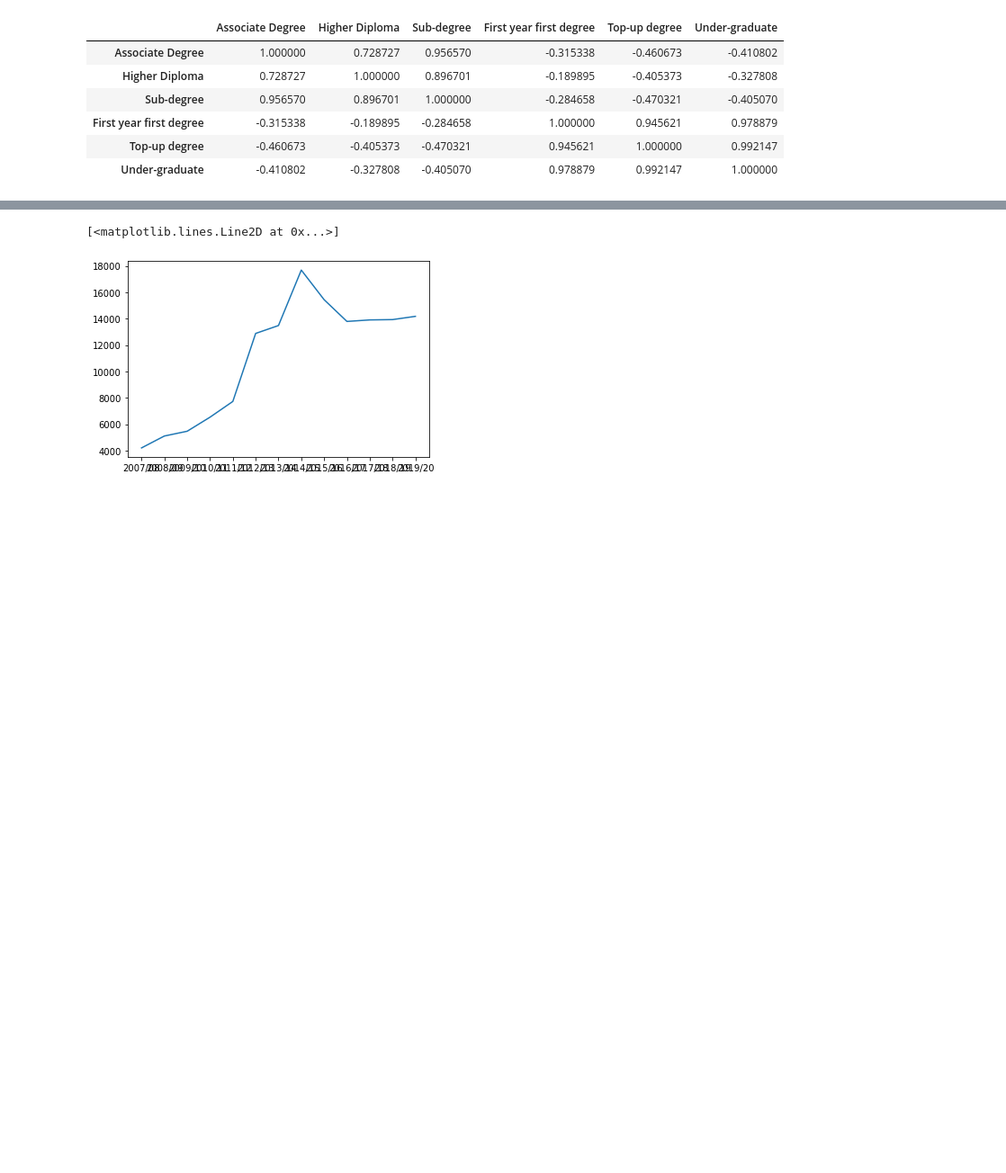
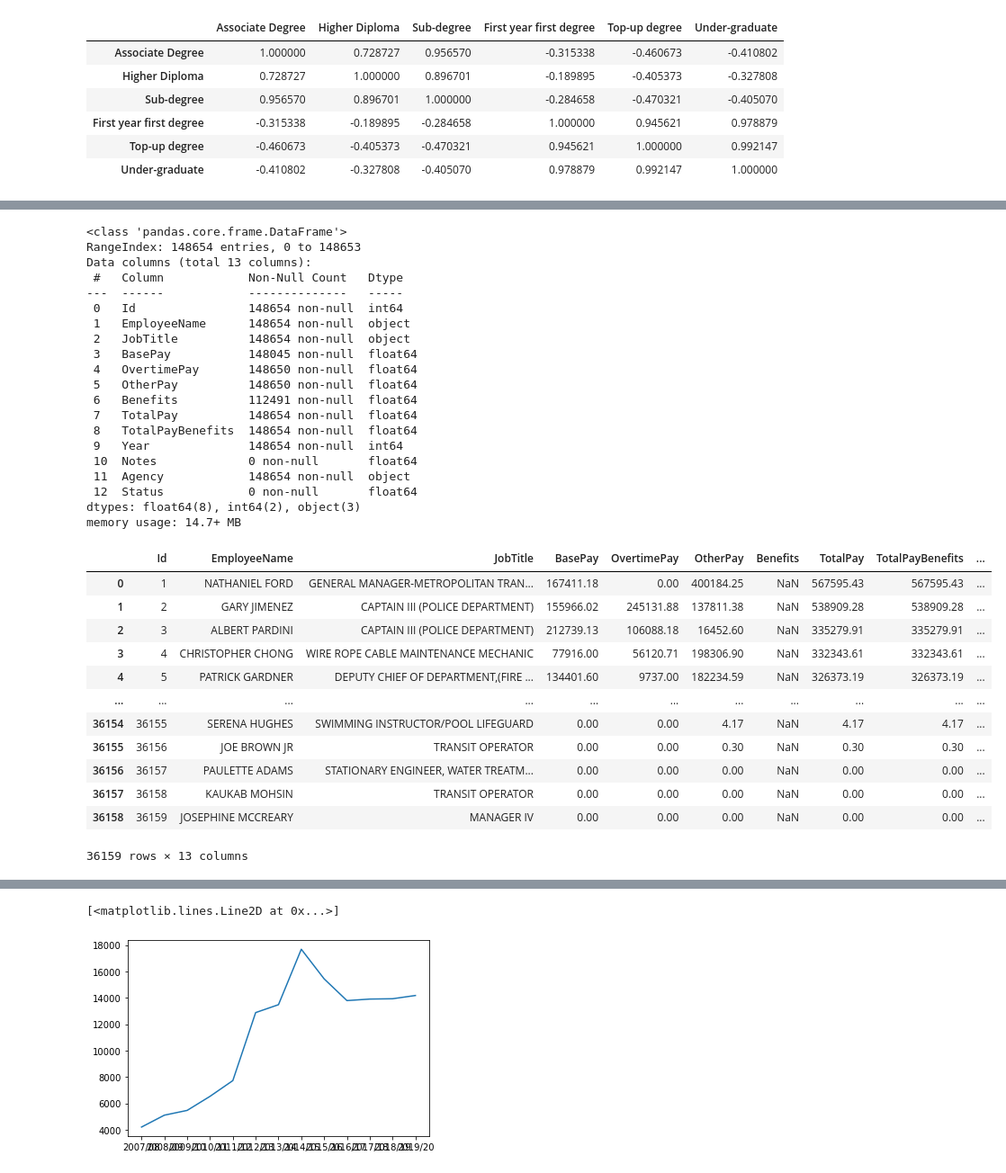
Before and after one commit to ngsanluk/PythonInter, a Jupyter notebook: Jupyter-Notebook/Day2.ipynb, the cells around one changed output, grey strips where cells are left out. Shown: that part at 90% size. Saved outputs shown, nothing was run; the diff lists cells and outputs as text; code cells hidden in the pictures; blank space fills up the shorter version.

```diff
--- a/Jupyter-Notebook/Day2.ipynb
+++ b/Jupyter-Notebook/Day2.ipynb
@@ -648,0 +747,42 @@ df.corr()
+# %%
+df = pd.read_csv('./data/Salaries.csv')
+df.info()
+df.groupby('JobTitle')
+df.groupby('Year')
+group_by_year = df.groupby('Year')
+group_by_year.groups
+group_by_year.get_group(2011)
+# %% [output]
+<class 'pandas.core.frame.DataFrame'>
+RangeIndex: 148654 entries, 0 to 148653
+Data columns (total 13 columns):
+ #   Column            Non-Null Count   Dtype
+---  ------            --------------   -----
+ 0   Id                148654 non-null  int64
+ 1   EmployeeName      148654 non-null  object
+ 2   JobTitle          148654 non-null  object
+ 3   BasePay           148045 non-null  float64
+ 4   OvertimePay       148650 non-null  float64
+ 5   OtherPay          148650 non-null  float64
+ 6   Benefits          112491 non-null  float64
+ 7   TotalPay          148654 non-null  float64
+ 8   TotalPayBenefits  148654 non-null  float64
+ 9   Year              148654 non-null  int64
+ 10  Notes             0 non-null       float64
+ 11  Agency            148654 non-null  object
+ 12  Status            0 non-null       float64
+dtypes: float64(8), int64(2), object(3)
+memory usage: 14.7+ MB
+|  | Id | EmployeeName | JobTitle | BasePay | OvertimePay | OtherPay | Benefits | TotalPay | TotalPayBenefits | ... |
+| 0 | 1 | NATHANIEL FORD | GENERAL MANAGER-METROPOLITAN TRAN... | 167411.18 | 0.00 | 400184.25 | NaN | 567595.43 | 567595.43 | ... |
+| 1 | 2 | GARY JIMENEZ | CAPTAIN III (POLICE DEPARTMENT) | 155966.02 | 245131.88 | 137811.38 | NaN | 538909.28 | 538909.28 | ... |
+| 2 | 3 | ALBERT PARDINI | CAPTAIN III (POLICE DEPARTMENT) | 212739.13 | 106088.18 | 16452.60 | NaN | 335279.91 | 335279.91 | ... |
+| 3 | 4 | CHRISTOPHER CHONG | WIRE ROPE CABLE MAINTENANCE MECHANIC | 77916.00 | 56120.71 | 198306.90 | NaN | 332343.61 | 332343.61 | ... |
+| 4 | 5 | PATRICK GARDNER | DEPUTY CHIEF OF DEPARTMENT,(FIRE ... | 134401.60 | 9737.00 | 182234.59 | NaN | 326373.19 | 326373.19 | ... |
+| ... | ... | ... | ... | ... | ... | ... | ... | ... | ... | ... |
+| 36154 | 36155 | SERENA HUGHES | SWIMMING INSTRUCTOR/POOL LIFEGUARD | 0.00 | 0.00 | 4.17 | NaN | 4.17 | 4.17 | ... |
+| 36155 | 36156 | JOE BROWN JR | TRANSIT OPERATOR | 0.00 | 0.00 | 0.30 | NaN | 0.30 | 0.30 | ... |
+| 36156 | 36157 | PAULETTE ADAMS | STATIONARY ENGINEER, WATER TREATM... | 0.00 | 0.00 | 0.00 | NaN | 0.00 | 0.00 | ... |
+| 36157 | 36158 | KAUKAB MOHSIN | TRANSIT OPERATOR | 0.00 | 0.00 | 0.00 | NaN | 0.00 | 0.00 | ... |
+| 36158 | 36159 | JOSEPHINE MCCREARY | MANAGER IV | 0.00 | 0.00 | 0.00 | NaN | 0.00 | 0.00 | ... |
+36159 rows × 13 columns
```
Also changed, not shown: parts of 88 cells of this notebook.
